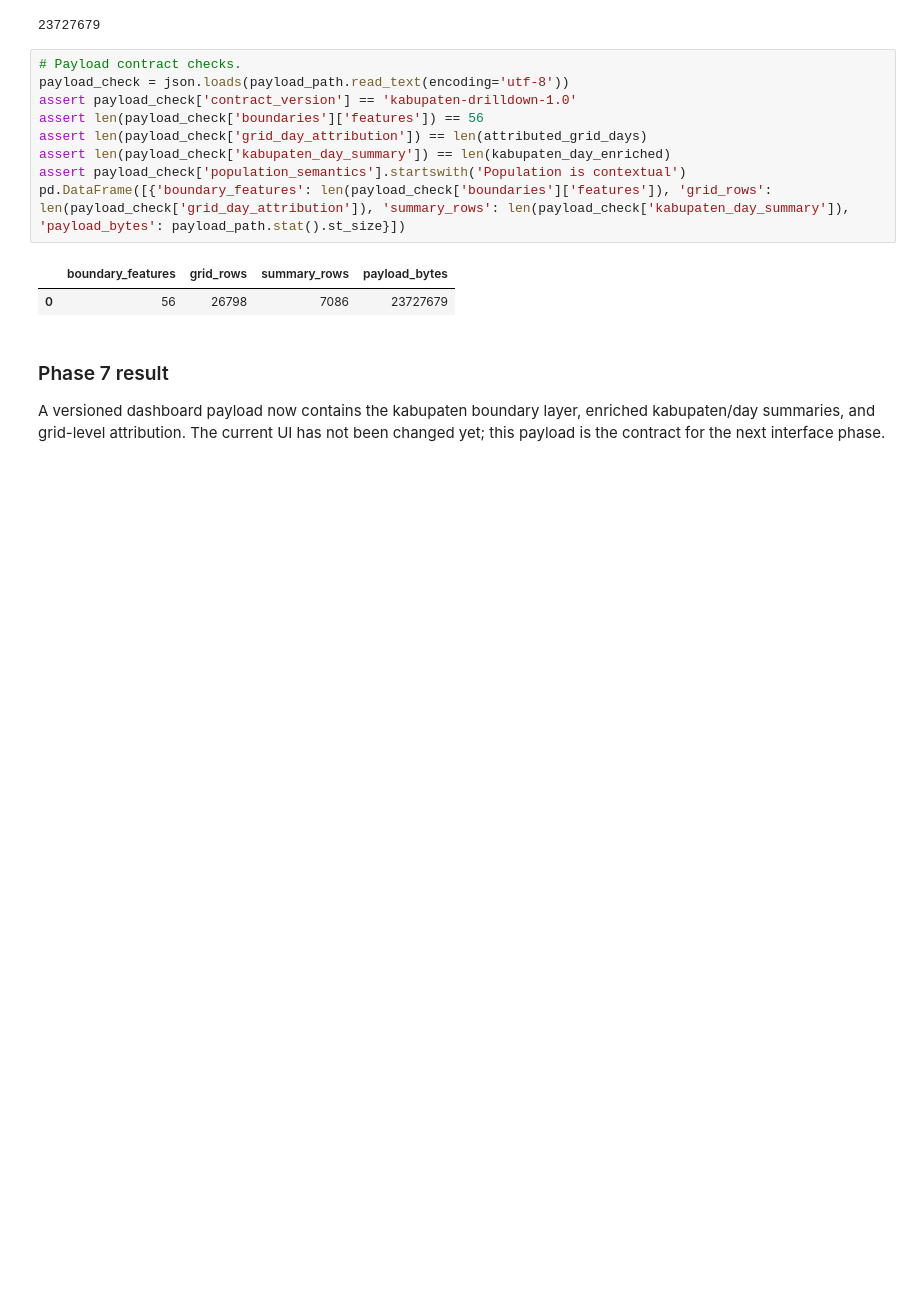
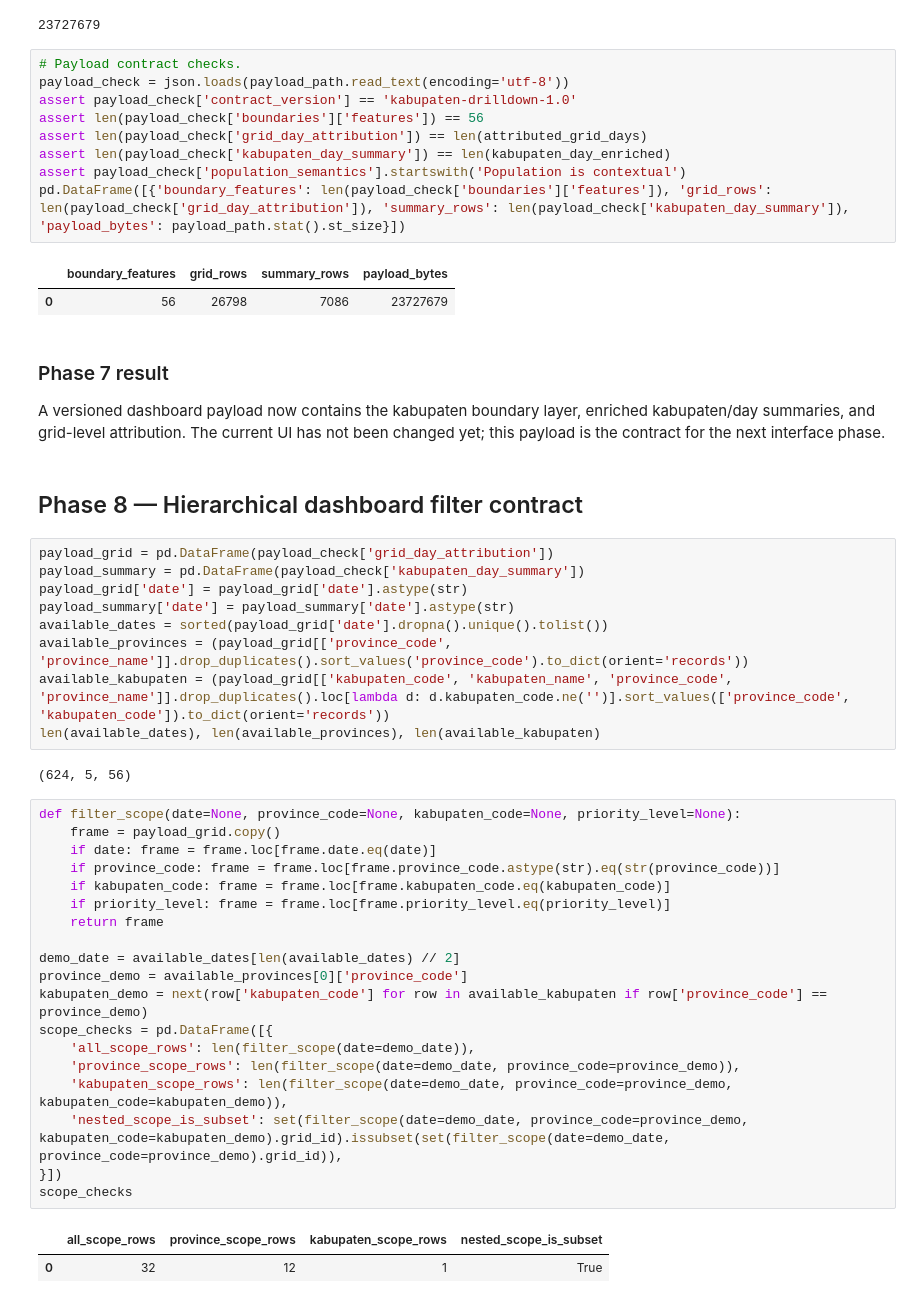
Before and after one commit to marimoria/Fireline, a Jupyter notebook: notebooks/07_FIRELINE_Kabupaten_Drilldown.ipynb, the cells around one changed output. Cells and saved outputs as stored; diff of their text form; blank space fills up the shorter version.

Commit message:
phase8_dashboard_filter_contract

```diff
--- a/notebooks/07_FIRELINE_Kabupaten_Drilldown.ipynb
+++ b/notebooks/07_FIRELINE_Kabupaten_Drilldown.ipynb
@@ -544,3 +544,38 @@ pd.DataFrame([{'boundary_features': len(payload_check['boundaries']['features'])
 ### Phase 7 result
 
 A versioned dashboard payload now contains the kabupaten boundary layer, enriched kabupaten/day summaries, and grid-level attribution. The current UI has not been changed yet; this payload is the contract for the next interface phase.
+# %% [markdown]
+## Phase 8 — Hierarchical dashboard filter contract
+# %%
+payload_grid = pd.DataFrame(payload_check['grid_day_attribution'])
+payload_summary = pd.DataFrame(payload_check['kabupaten_day_summary'])
+payload_grid['date'] = payload_grid['date'].astype(str)
+payload_summary['date'] = payload_summary['date'].astype(str)
+available_dates = sorted(payload_grid['date'].dropna().unique().tolist())
+available_provinces = (payload_grid[['province_code', 'province_name']].drop_duplicates().sort_values('province_code').to_dict(orient='records'))
+available_kabupaten = (payload_grid[['kabupaten_code', 'kabupaten_name', 'province_code', 'province_name']].drop_duplicates().loc[lambda d: d.kabupaten_code.ne('')].sort_values(['province_code', 'kabupaten_code']).to_dict(orient='records'))
+len(available_dates), len(available_provinces), len(available_kabupaten)
+# %% [output]
+(624, 5, 56)
+# %%
+def filter_scope(date=None, province_code=None, kabupaten_code=None, priority_level=None):
+    frame = payload_grid.copy()
+    if date: frame = frame.loc[frame.date.eq(date)]
+    if province_code: frame = frame.loc[frame.province_code.astype(str).eq(str(province_code))]
+    if kabupaten_code: frame = frame.loc[frame.kabupaten_code.eq(kabupaten_code)]
+    if priority_level: frame = frame.loc[frame.priority_level.eq(priority_level)]
+    return frame
+
+demo_date = available_dates[len(available_dates) // 2]
+province_demo = available_provinces[0]['province_code']
+kabupaten_demo = next(row['kabupaten_code'] for row in available_kabupaten if row['province_code'] == province_demo)
+scope_checks = pd.DataFrame([{
+    'all_scope_rows': len(filter_scope(date=demo_date)),
+    'province_scope_rows': len(filter_scope(date=demo_date, province_code=province_demo)),
+    'kabupaten_scope_rows': len(filter_scope(date=demo_date, province_code=province_demo, kabupaten_code=kabupaten_demo)),
+    'nested_scope_is_subset': set(filter_scope(date=demo_date, province_code=province_demo, kabupaten_code=kabupaten_demo).grid_id).issubset(set(filter_scope(date=demo_date, province_code=province_demo).grid_id)),
+}])
+scope_checks
+# %% [output]
+|  | all_scope_rows | province_scope_rows | kabupaten_scope_rows | nested_scope_is_subset |
+| 0 | 32 | 12 | 1 | True |
```
Also changed, not shown: parts of 2 cells of this notebook, 1 other file.
